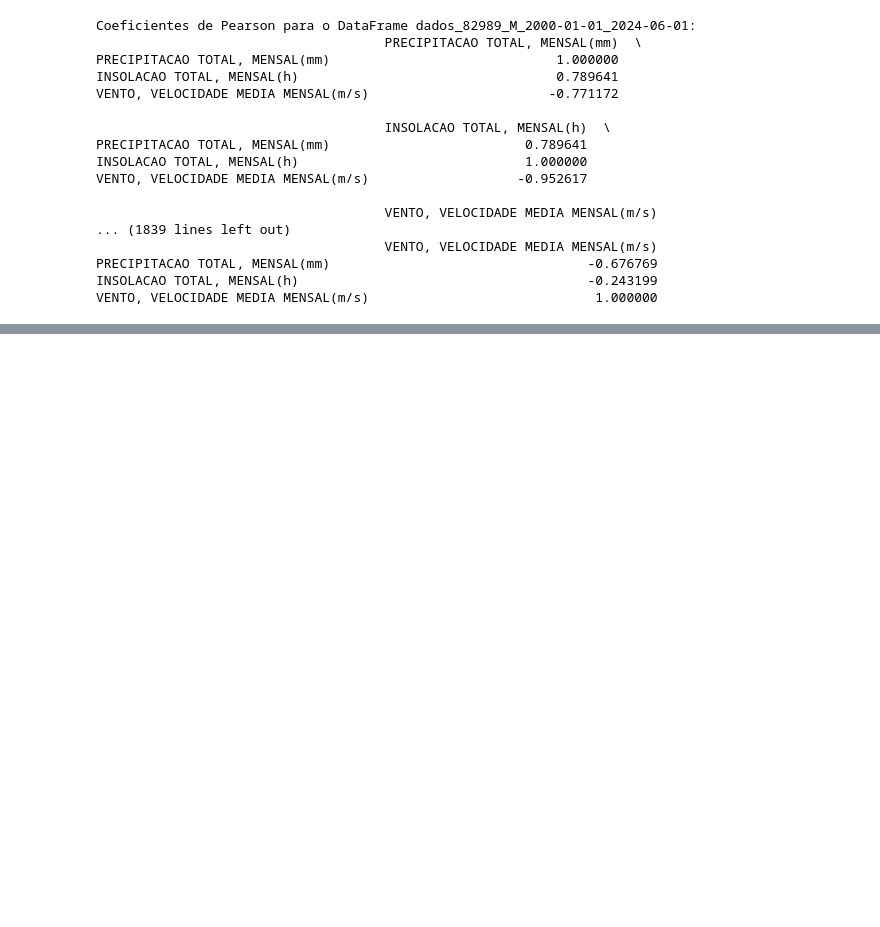
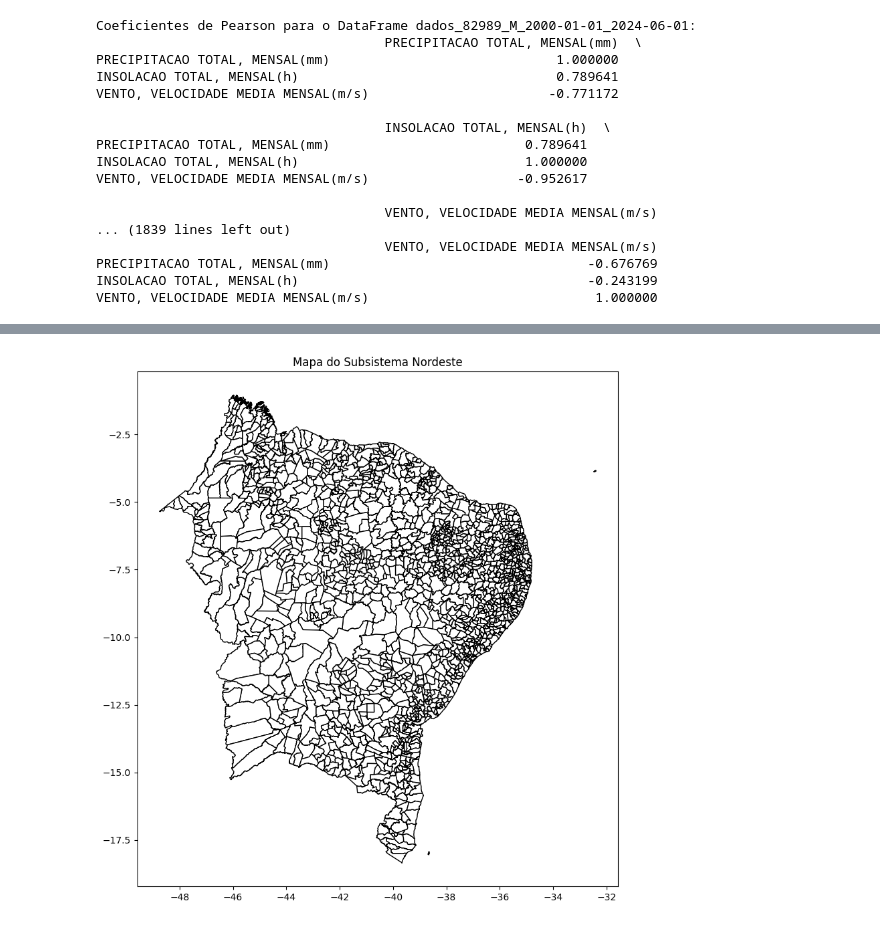
Before and after one commit to maryofcarmo/AULA01, a Jupyter notebook: TCC.ipynb, the cells around one changed output, grey strips where cells are left out. Cells and saved outputs as stored; diff of their text form; code cells hidden in the pictures; blank space fills up the shorter version.

```diff
--- a/TCC.ipynb
+++ b/TCC.ipynb
@@ -463,0 +700,3 @@ spearman_results['dados_82198_M_2000-01-01_2024-06-01']
+# %%
+# Concatenar os GeoDataFrames em um único GeoDataFrame
+gdf_nordeste = gpd.GeoDataFrame(pd.concat([SE,RN,PI,PE,PB,MA,CE,BA,AL], ignore_index=True))
@@ -463,0 +706,8 @@ spearman_results['dados_82198_M_2000-01-01_2024-06-01']
+# %%
+# Plotar o GeoDataFrame combinado
+fig, ax = plt.subplots(figsize=(10, 10))
+gdf_nordeste.plot(ax=ax, color='white', edgecolor='black')
+plt.title('Mapa do Subsistema Nordeste')
+plt.show()
+# %% [output]
+[figure, added]
```
Also changed, not shown: parts of 35 cells of this notebook.
